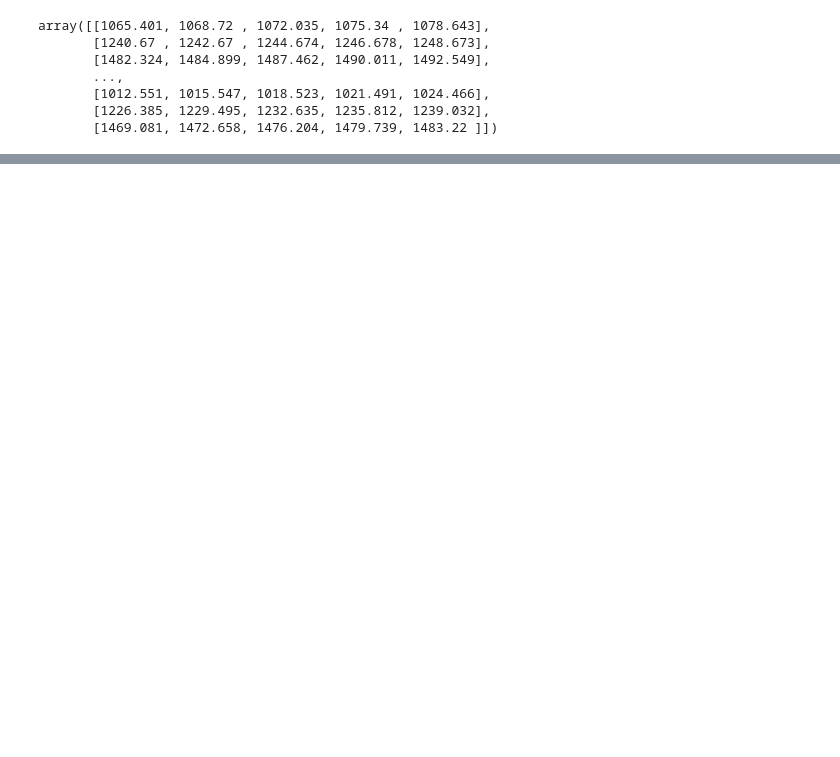
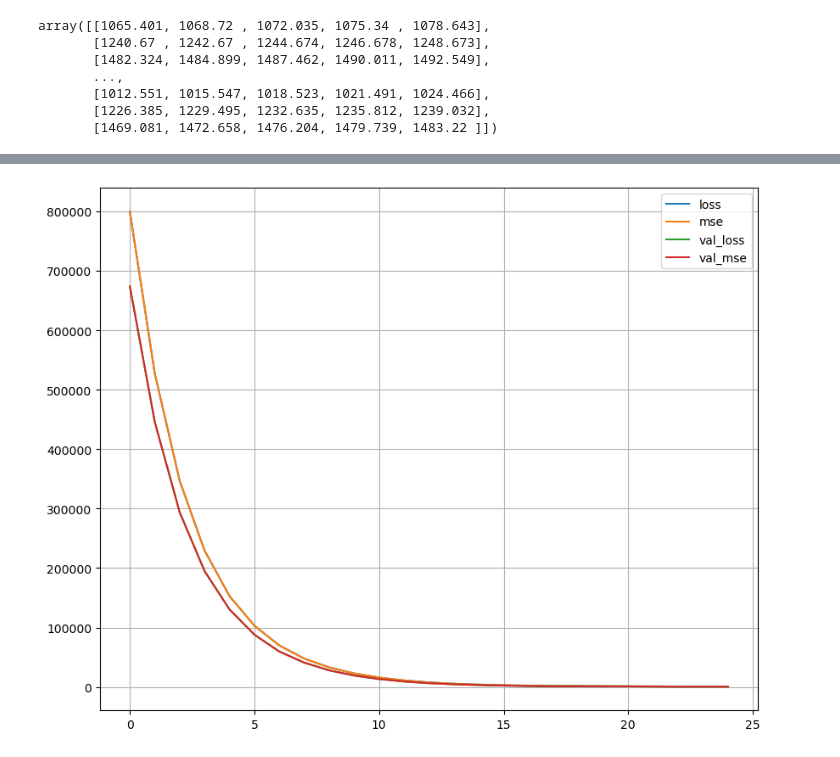
Before and after one commit to MatteoMascheroni1/AI_for_decision_making_and_control, a Jupyter notebook: assignment_3/LSTM.ipynb, the cells around one changed output, grey strips where cells are left out. Saved outputs shown, nothing was run; the diff lists cells and outputs as text; code cells hidden in the pictures; blank space fills up the shorter version.

```diff
--- a/assignment_3/LSTM.ipynb
+++ b/assignment_3/LSTM.ipynb
@@ -367,0 +304,7 @@ array([[ 118.637,  119.004,  119.37 ,  119.737,  120.104],
+# %%
+model_y_gru = keras.models.Sequential([
+    keras.layers.GRU(units=1000, input_shape=[62,12]),
+    keras.layers.Dense(5, activation='linear')
+])
+model_y_gru.compile(optimizer=keras.optimizers.Adam(), loss = 'mse', metrics=['mse'])
+history_gru= model_y_gru.fit(X_ytrain, y_ytrain, epochs=25 , validation_data=(X_yvalid, y_yvalid))
@@ -367,0 +329,5 @@ array([[ 118.637,  119.004,  119.37 ,  119.737,  120.104],
+# %%
+pd.DataFrame(history_gru.history).plot(figsize=(10,8))
+plt.grid(True)
+# %% [output]
+[figure, added]
```
Also changed, not shown: parts of 19 cells of this notebook.
